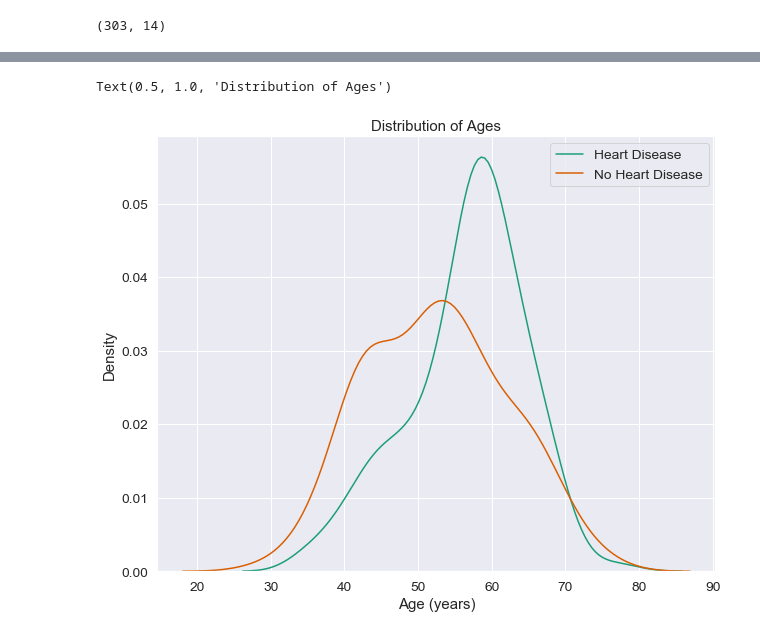
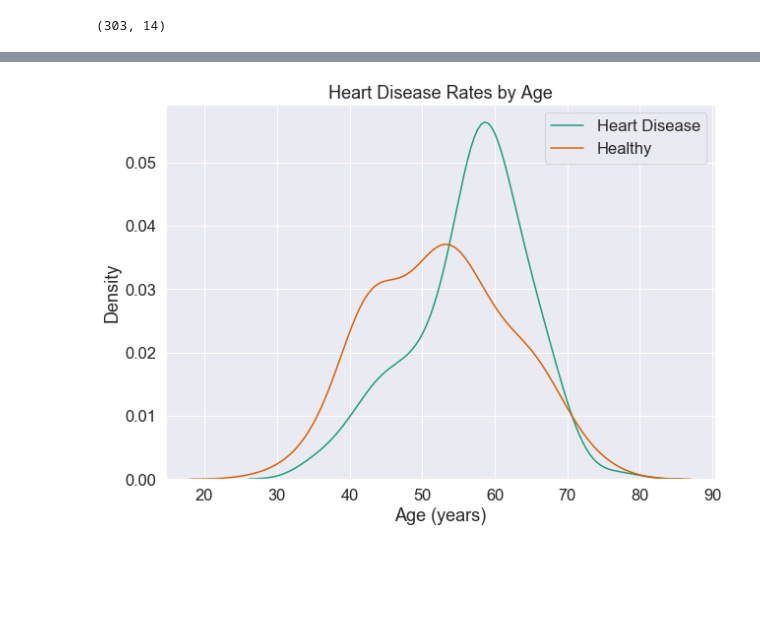
Before and after one commit to emilydwilliams/heart_disease, a Jupyter notebook: heart_disease_eda.ipynb, the cells around one changed output, grey strips where cells are left out. Drawn from its saved outputs; the diff is of its cells as text; code cells hidden in the pictures; blank space fills up the shorter version.

```diff
--- a/heart_disease_eda.ipynb
+++ b/heart_disease_eda.ipynb
@@ -59,0 +124,3 @@ dtype: int64
+# %%
+df = df.drop([164])
+df.head(165) # after inspecting the head, we can see that we have successfully dropped row 164
@@ -102,16 +219,22 @@ Name: target, dtype: int64
 # %%
 # Set up my plotting styles
-
 sns.set_style('darkgrid')
-sns.set(font_scale=1.25)
-sns.set_palette('Dark2')
-
 
 %matplotlib inline
+# %%
+# Create new column for more clear visualization
+df['Label'] = df.target.apply(lambda x: "Heart Disease" if x == 0 else "Healthy")
 # %%
 # Heart disease by sex in our dataset
 
-by_sex = sns.countplot(data=df,x="sex",hue="target")
-sex_labels = ['Female','Male']
-target_labels = {0:"Heart Disease", 1:"Healthy"}
+plt.figure(figsize=(10,7))
+sns.set(font_scale=1.5)
+sns.set_palette('Dark2')
+
+by_sex = sns.countplot(data=df, x="sex", hue="Label")
+
+sex_labels = ["Female", "Male"]
+
+by_sex.set(title="Heart Disease Rates by Sex",xticklabels=sex_labels, xlabel="Sex", ylabel="Count")
+plt.show()
 # %% [output]
@@ -131,9 +242,11 @@ age_hist = sns.distplot(df['age'])
 # %%
-plt.figure(figsize = (10, 8))
-sns.kdeplot(df.loc[df['target'] == 0, 'age'], label = 'Heart Disease')
-sns.kdeplot(df.loc[df['target'] == 1, 'age'], label = 'No Heart Disease')
-# Labeling of plot
-plt.xlabel('Age (years)'); plt.ylabel('Density'); plt.title('Distribution of Ages')
+plt.figure(figsize=(10,7))
+sns.set(font_scale=1.5)
+sns.set_palette('Dark2')
+
+sns.kdeplot(df.loc[df['Label'] == 'Heart Disease', 'age'], label='Heart Disease')
+sns.kdeplot(df.loc[df['Label'] == 'Healthy', 'age'], label='Healthy')
+plt.xlabel('Age (years)'); plt.ylabel('Density'); plt.title('Heart Disease Rates by Age')
+plt.show()
 # %% [output]
-Text(0.5, 1.0, 'Distribution of Ages')
-[figure, old version]
+[figure, new version]
```
Also changed, not shown: parts of 28 cells of this notebook.
